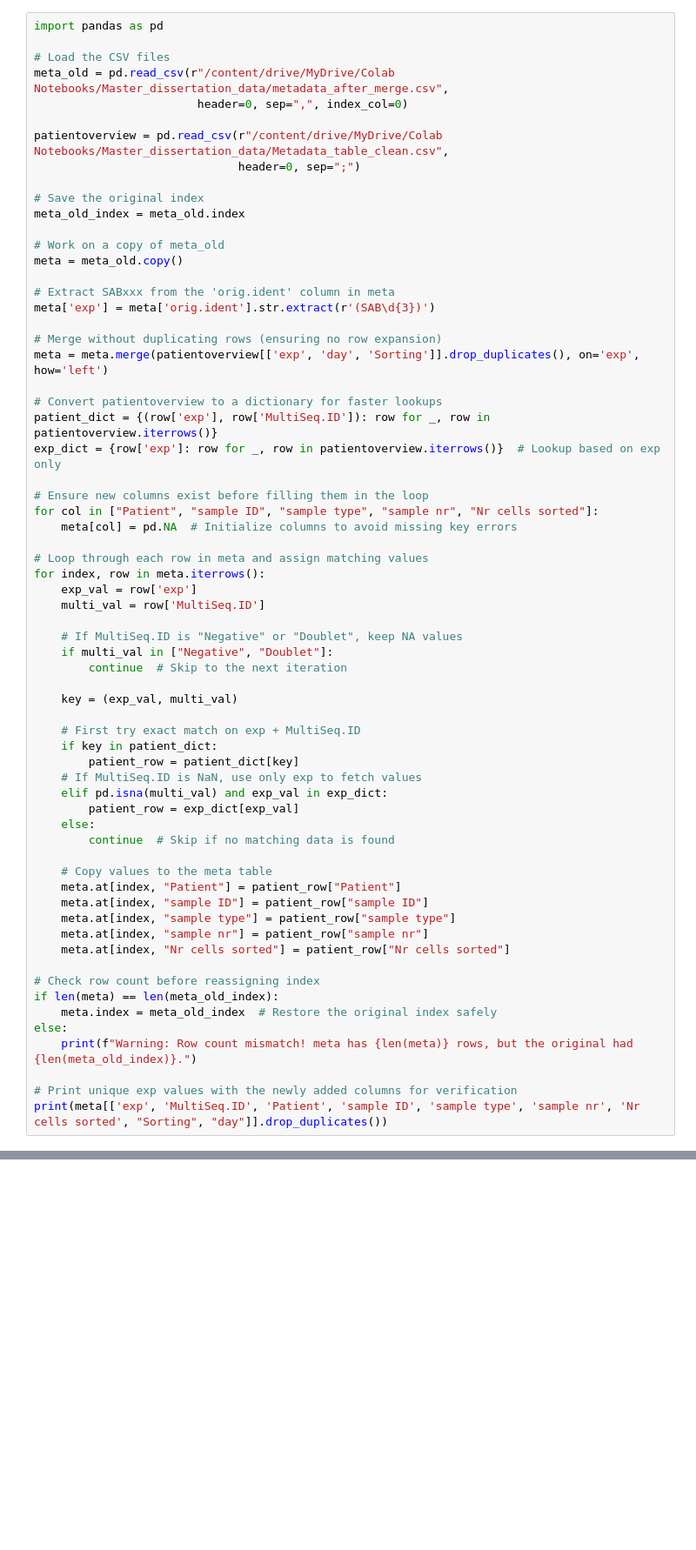
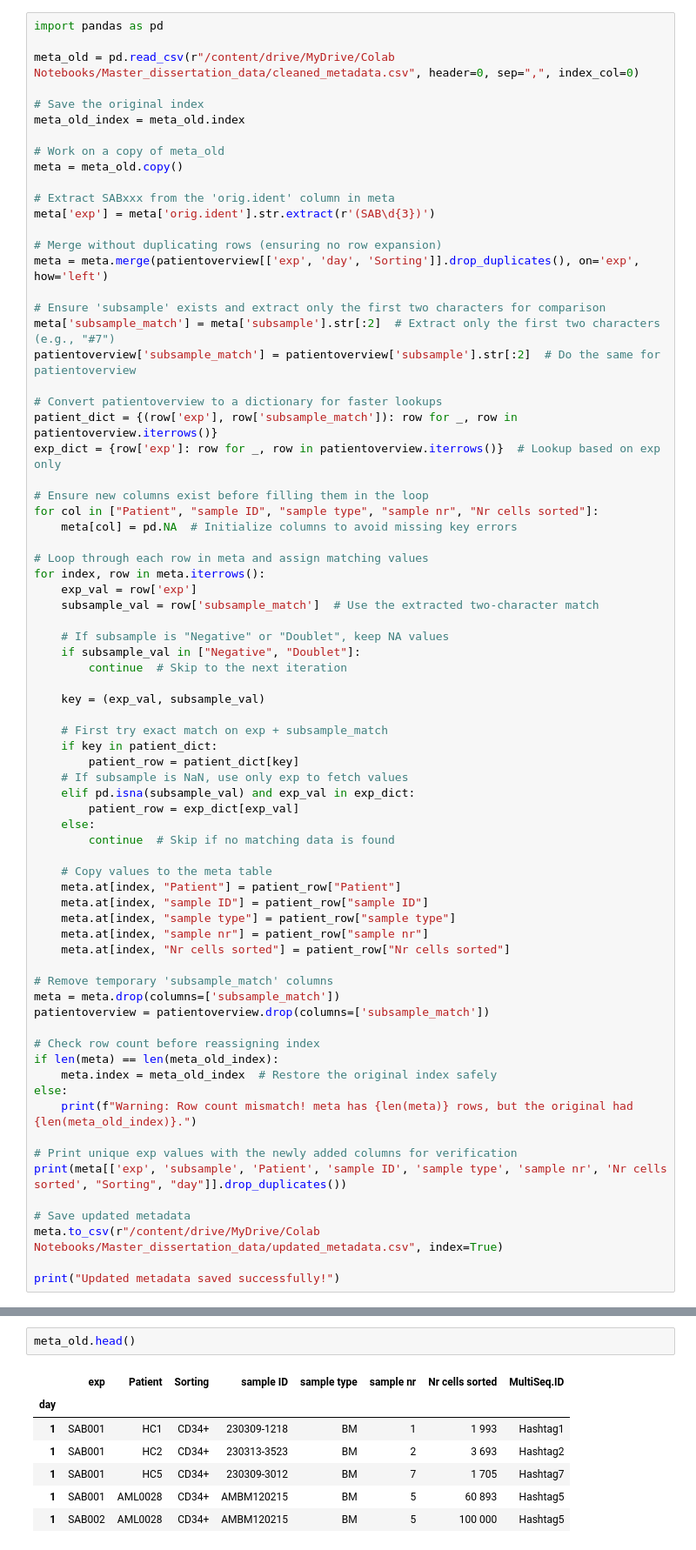
Before and after one commit to robbefonteyn/AML-CITEseq, a Jupyter notebook: Python_scripts/Fixtable/Merge_meta.ipynb, the cells around one changed output, grey strips where cells are left out. Shown: that part at 87% size. Drawn from its saved outputs; the diff is of its cells as text; blank space fills up the shorter version.

Commit message:
Updated_metadata_annot

```diff
--- a/Python_scripts/Fixtable/Merge_meta.ipynb
+++ b/Python_scripts/Fixtable/Merge_meta.ipynb
@@ -1,12 +73,7 @@
 # %%
 import pandas as pd
 
-# Load the CSV files
-meta_old = pd.read_csv(r"/content/drive/MyDrive/Colab Notebooks/Master_dissertation_data/metadata_after_merge.csv",
-                        header=0, sep=",", index_col=0)
-
-patientoverview = pd.read_csv(r"/content/drive/MyDrive/Colab Notebooks/Master_dissertation_data/Metadata_table_clean.csv",
-                              header=0, sep=";")
+meta_old = pd.read_csv(r"/content/drive/MyDrive/Colab Notebooks/Master_dissertation_data/cleaned_metadata.csv", header=0, sep=",", index_col=0)
 
 # Save the original index
 meta_old_index = meta_old.index
@@ -20,8 +87,12 @@ meta['exp'] = meta['orig.ident'].str.extract(r'(SAB\d{3})')
 # Merge without duplicating rows (ensuring no row expansion)
 meta = meta.merge(patientoverview[['exp', 'day', 'Sorting']].drop_duplicates(), on='exp', how='left')
 
+# Ensure 'subsample' exists and extract only the first two characters for comparison
+meta['subsample_match'] = meta['subsample'].str[:2]  # Extract only the first two characters (e.g., "#7")
+patientoverview['subsample_match'] = patientoverview['subsample'].str[:2]  # Do the same for patientoverview
+
 # Convert patientoverview to a dictionary for faster lookups
-patient_dict = {(row['exp'], row['MultiSeq.ID']): row for _, row in patientoverview.iterrows()}
+patient_dict = {(row['exp'], row['subsample_match']): row for _, row in patientoverview.iterrows()}
 exp_dict = {row['exp']: row for _, row in patientoverview.iterrows()}  # Lookup based on exp only
 
 # Ensure new columns exist before filling them in the loop
@@ -31,19 +102,19 @@ for col in ["Patient", "sample ID", "sample type", "sample nr", "Nr cells sorted
 # Loop through each row in meta and assign matching values
 for index, row in meta.iterrows():
     exp_val = row['exp']
-    multi_val = row['MultiSeq.ID']
+    subsample_val = row['subsample_match']  # Use the extracted two-character match
 
-    # If MultiSeq.ID is "Negative" or "Doublet", keep NA values
-    if multi_val in ["Negative", "Doublet"]:
+    # If subsample is "Negative" or "Doublet", keep NA values
+    if subsample_val in ["Negative", "Doublet"]:
         continue  # Skip to the next iteration
 
-    key = (exp_val, multi_val)
+    key = (exp_val, subsample_val)
 
-    # First try exact match on exp + MultiSeq.ID
+    # First try exact match on exp + subsample_match
     if key in patient_dict:
         patient_row = patient_dict[key]
-    # If MultiSeq.ID is NaN, use only exp to fetch values
-    elif pd.isna(multi_val) and exp_val in exp_dict:
+    # If subsample is NaN, use only exp to fetch values
+    elif pd.isna(subsample_val) and exp_val in exp_dict:
         patient_row = exp_dict[exp_val]
     else:
         continue  # Skip if no matching data is found
@@ -55,6 +126,10 @@ for index, row in meta.iterrows():
     meta.at[index, "sample nr"] = patient_row["sample nr"]
     meta.at[index, "Nr cells sorted"] = patient_row["Nr cells sorted"]
 
+# Remove temporary 'subsample_match' columns
+meta = meta.drop(columns=['subsample_match'])
+patientoverview = patientoverview.drop(columns=['subsample_match'])
+
 # Check row count before reassigning index
 if len(meta) == len(meta_old_index):
     meta.index = meta_old_index  # Restore the original index safely
@@ -62,5 +137,10 @@ else:
     print(f"Warning: Row count mismatch! meta has {len(meta)} rows, but the original had {len(meta_old_index)}.")
 
 # Print unique exp values with the newly added columns for verification
-print(meta[['exp', 'MultiSeq.ID', 'Patient', 'sample ID', 'sample type', 'sample nr', 'Nr cells sorted', "Sorting", "day"]].drop_duplicates())
+print(meta[['exp', 'subsample', 'Patient', 'sample ID', 'sample type', 'sample nr', 'Nr cells sorted', "Sorting", "day"]].drop_duplicates())
+
+# Save updated metadata
+meta.to_csv(r"/content/drive/MyDrive/Colab Notebooks/Master_dissertation_data/updated_metadata.csv", index=True)
+
+print("Updated metadata saved successfully!")
 # %% [output]
@@ -90,0 +164,10 @@ Updated metadata saved successfully!
+# %%
+meta_old.head()
+# %% [output]
+|  | exp | Patient | Sorting | sample ID | sample type | sample nr | Nr cells sorted | MultiSeq.ID |
+| day |  |  |  |  |  |  |  |  |
+| 1 | SAB001 | HC1 | CD34+ | 230309-1218 | BM | 1 | 1 993 | Hashtag1 |
+| 1 | SAB001 | HC2 | CD34+ | 230313-3523 | BM | 2 | 3 693 | Hashtag2 |
+| 1 | SAB001 | HC5 | CD34+ | 230309-3012 | BM | 7 | 1 705 | Hashtag7 |
+| 1 | SAB001 | AML0028 | CD34+ | AMBM120215 | BM | 5 | 60 893 | Hashtag5 |
+| 1 | SAB002 | AML0028 | CD34+ | AMBM120215 | BM | 5 | 100 000 | Hashtag5 |
```
Also changed, not shown: parts of 7 cells of this notebook, 1 other file.
